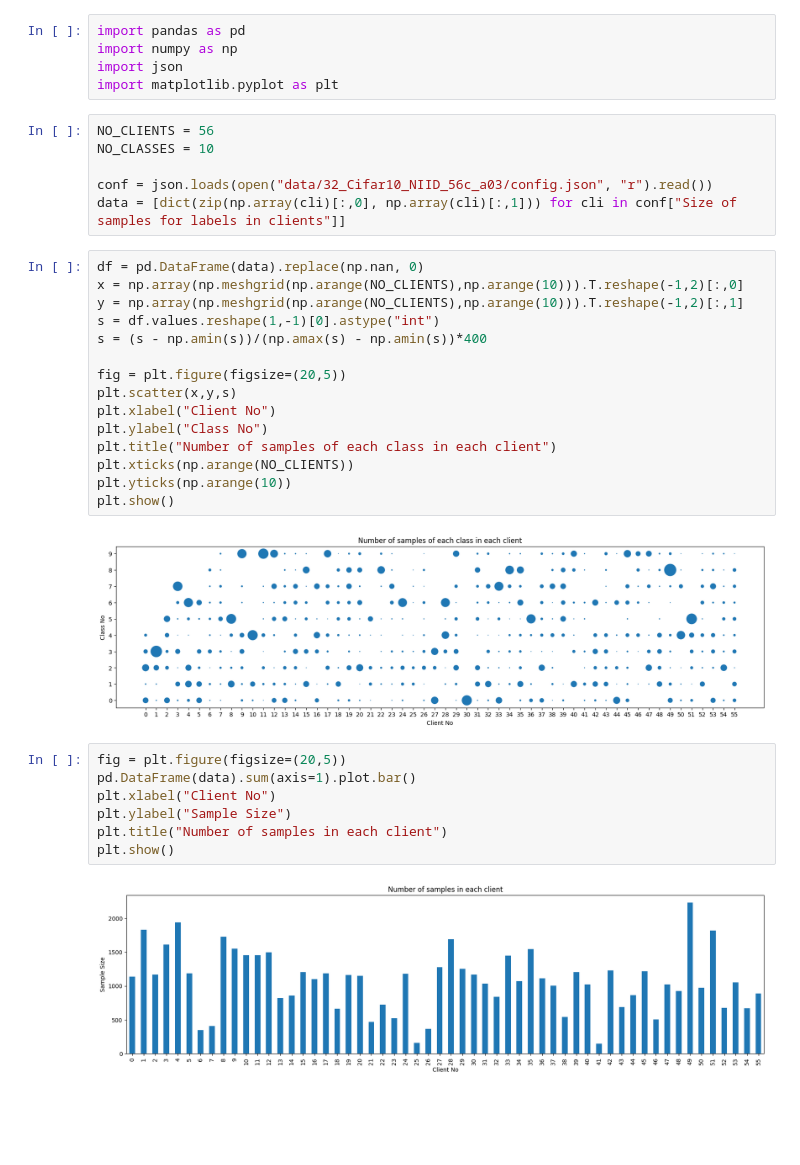
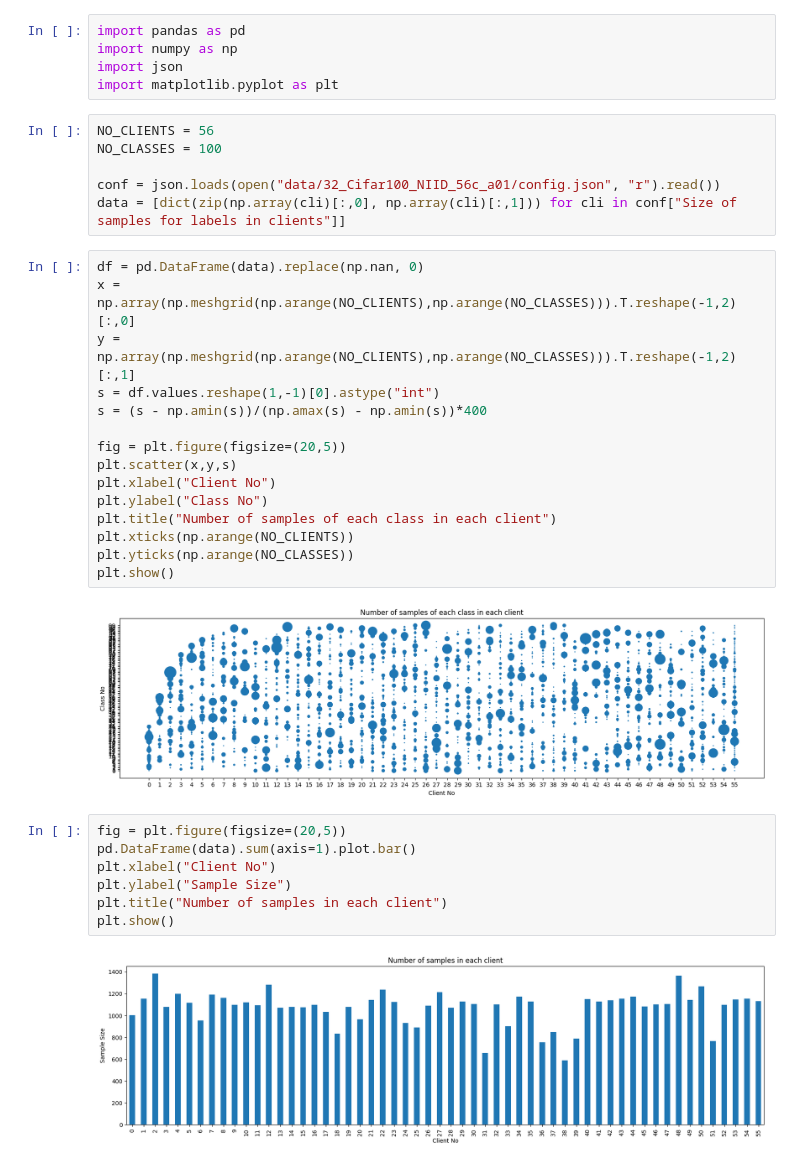
Before and after one commit to GoktugOcal/natadapt-x-flower, a Jupyter notebook: noniid-test.ipynb, the cells around one changed output. Cells and saved outputs as stored; diff of their text form; blank space fills up the shorter version.

Commit message:
cifar100 niid

```diff
--- a/noniid-test.ipynb
+++ b/noniid-test.ipynb
@@ -5,27 +5,27 @@ import json
 import matplotlib.pyplot as plt
 # %%
 NO_CLIENTS = 56
-NO_CLASSES = 10
+NO_CLASSES = 100
 
-conf = json.loads(open("data/32_Cifar10_NIID_56c_a03/config.json", "r").read())
+conf = json.loads(open("data/32_Cifar100_NIID_56c_a01/config.json", "r").read())
 data = [dict(zip(np.array(cli)[:,0], np.array(cli)[:,1])) for cli in conf["Size of samples for labels in clients"]]
 # %%
 df = pd.DataFrame(data).replace(np.nan, 0)
-x = np.array(np.meshgrid(np.arange(NO_CLIENTS),np.arange(10))).T.reshape(-1,2)[:,0]
-y = np.array(np.meshgrid(np.arange(NO_CLIENTS),np.arange(10))).T.reshape(-1,2)[:,1]
+x = np.array(np.meshgrid(np.arange(NO_CLIENTS),np.arange(NO_CLASSES))).T.reshape(-1,2)[:,0]
+y = np.array(np.meshgrid(np.arange(NO_CLIENTS),np.arange(NO_CLASSES))).T.reshape(-1,2)[:,1]
 s = df.values.reshape(1,-1)[0].astype("int")
 s = (s - np.amin(s))/(np.amax(s) - np.amin(s))*400
 
 fig = plt.figure(figsize=(20,5))
 plt.scatter(x,y,s)
 plt.xlabel("Client No")
 plt.ylabel("Class No")
 plt.title("Number of samples of each class in each client")
 plt.xticks(np.arange(NO_CLIENTS))
-plt.yticks(np.arange(10))
+plt.yticks(np.arange(NO_CLASSES))
 plt.show()
 # %% [output]
-[figure, old version]
+[figure, new version]
 # %%
 fig = plt.figure(figsize=(20,5))
 pd.DataFrame(data).sum(axis=1).plot.bar()
@@ -34,4 +34,4 @@ plt.ylabel("Sample Size")
 plt.title("Number of samples in each client")
 plt.show()
 # %% [output]
-[figure, old version]
+[figure, new version]
```
Also changed, not shown: 2 other files.
